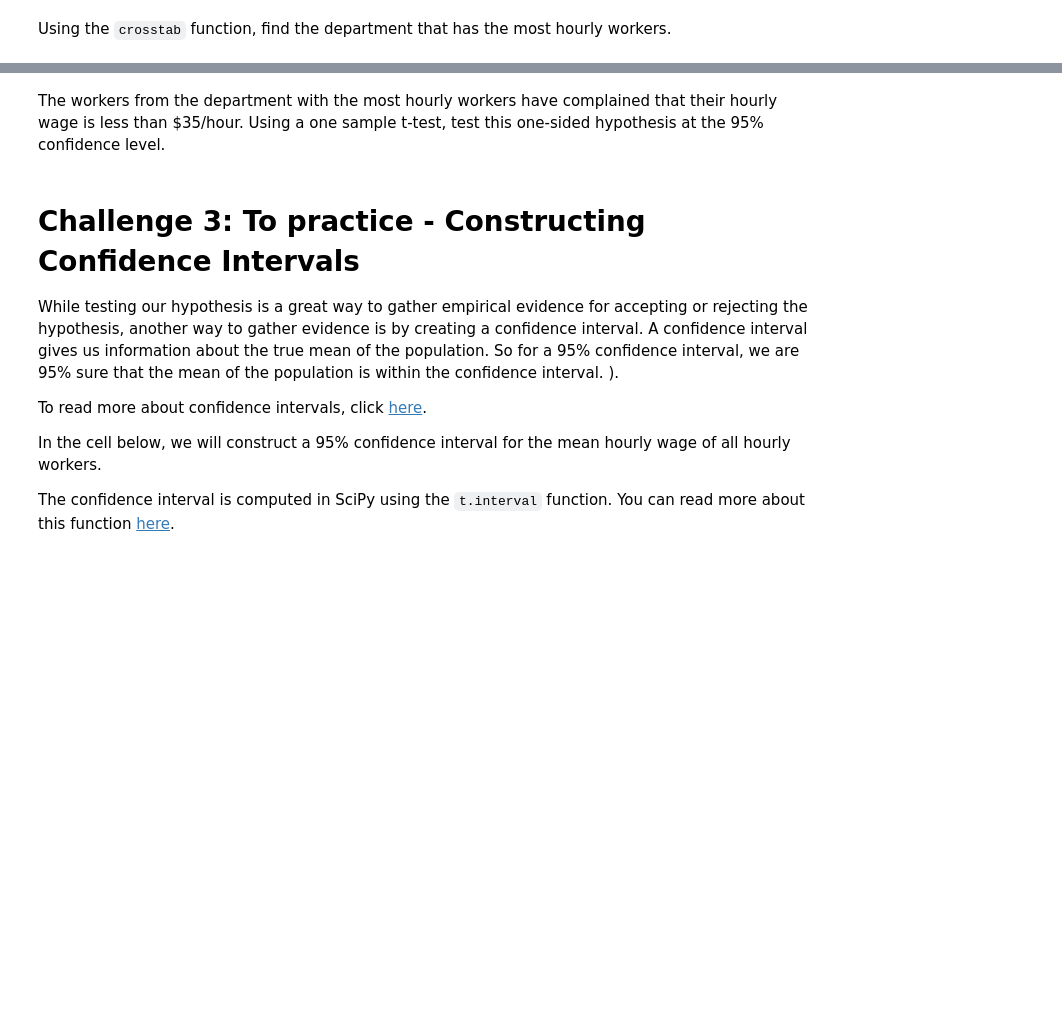
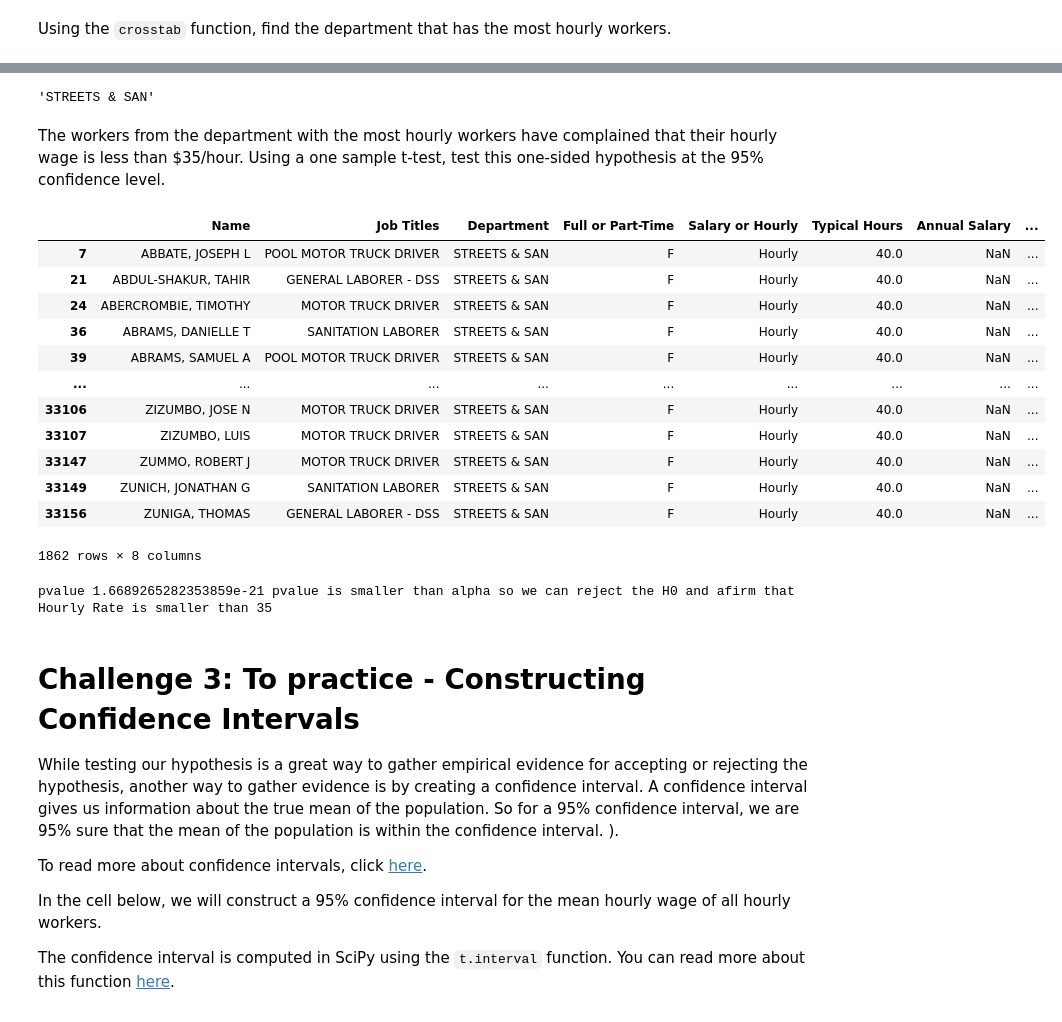
Before and after one commit to Malvagfr/dataptmad1121_labs, a Jupyter notebook: module-2/hypothesis-testing/your-code/main.ipynb, the cells around one changed output, grey strips where cells are left out. Drawn from its saved outputs; the diff is of its cells as text; code cells hidden in the pictures; blank space fills up the shorter version.

```diff
--- a/module-2/hypothesis-testing/your-code/main.ipynb
+++ b/module-2/hypothesis-testing/your-code/main.ipynb
@@ -149,0 +149,5 @@ Using the `crosstab` function, find the department that has the most hourly work
+# %%
+# Your code here:
+employees_by_department= pd.crosstab(df_employees['Department'],
+                                     df_employees['Salary or Hourly']).sort_values(by=['Hourly'], ascending=False)
+employees_by_department
@@ -150,2 +173,7 @@ Using the `crosstab` function, find the department that has the most hourly work
+# %%
+most_hour_workers=employees_by_department.index[0]
+most_hour_workers
+# %% [output]
+'STREETS & SAN'
 # %% [markdown]
 The workers from the department with the most hourly workers have complained that their hourly wage is less than $35/hour. Using a one sample t-test, test this one-sided hypothesis at the 95% confidence level.
@@ -154,3 +180,32 @@ The workers from the department with the most hourly workers have complained tha
+# %%
+# Your code here:
+STREETS_SAN_hour=df_employees[(df_employees['Department']==most_hour_workers) & (df_employees['Salary or Hourly']=='Hourly')]
+STREETS_SAN_hour
+# %% [output]
+|  | Name | Job Titles | Department | Full or Part-Time | Salary or Hourly | Typical Hours | Annual Salary | ... |
+| 7 | ABBATE, JOSEPH L | POOL MOTOR TRUCK DRIVER | STREETS & SAN | F | Hourly | 40.0 | NaN | ... |
+| 21 | ABDUL-SHAKUR, TAHIR | GENERAL LABORER - DSS | STREETS & SAN | F | Hourly | 40.0 | NaN | ... |
+| 24 | ABERCROMBIE, TIMOTHY | MOTOR TRUCK DRIVER | STREETS & SAN | F | Hourly | 40.0 | NaN | ... |
+| 36 | ABRAMS, DANIELLE T | SANITATION LABORER | STREETS & SAN | F | Hourly | 40.0 | NaN | ... |
+| 39 | ABRAMS, SAMUEL A | POOL MOTOR TRUCK DRIVER | STREETS & SAN | F | Hourly | 40.0 | NaN | ... |
+| ... | ... | ... | ... | ... | ... | ... | ... | ... |
+| 33106 | ZIZUMBO, JOSE N | MOTOR TRUCK DRIVER | STREETS & SAN | F | Hourly | 40.0 | NaN | ... |
+| 33107 | ZIZUMBO, LUIS | MOTOR TRUCK DRIVER | STREETS & SAN | F | Hourly | 40.0 | NaN | ... |
+| 33147 | ZUMMO, ROBERT J | MOTOR TRUCK DRIVER | STREETS & SAN | F | Hourly | 40.0 | NaN | ... |
+| 33149 | ZUNICH, JONATHAN G | SANITATION LABORER | STREETS & SAN | F | Hourly | 40.0 | NaN | ... |
+| 33156 | ZUNIGA, THOMAS | GENERAL LABORER - DSS | STREETS & SAN | F | Hourly | 40.0 | NaN | ... |
+1862 rows × 8 columns
+# %%
+alpha=0.05
+ttest ,pval= stats.ttest_1samp(STREETS_SAN_hour['Hourly Rate'],popmean=35,alternative='less')
+if pval<alpha:
+    print('pvalue',pval,
+          'pvalue is smaller than alpha so we can reject the H0 and afirm that Hourly Rate is smaller than 35')
+else:
+    print('pvalue',pval,
+          'pvalue is greater than alpha so we cannot reject the H0 and not afirm that Hourly Rate is smaller than 35')
+# %% [output]
+pvalue 1.6689265282353859e-21 pvalue is smaller than alpha so we can reject the H0 and afirm that Hourly Rate is smaller than 35
 # %% [markdown]
 # Challenge 3: To practice - Constructing Confidence Intervals
 
```
Also changed, not shown: parts of 23 cells of this notebook.
